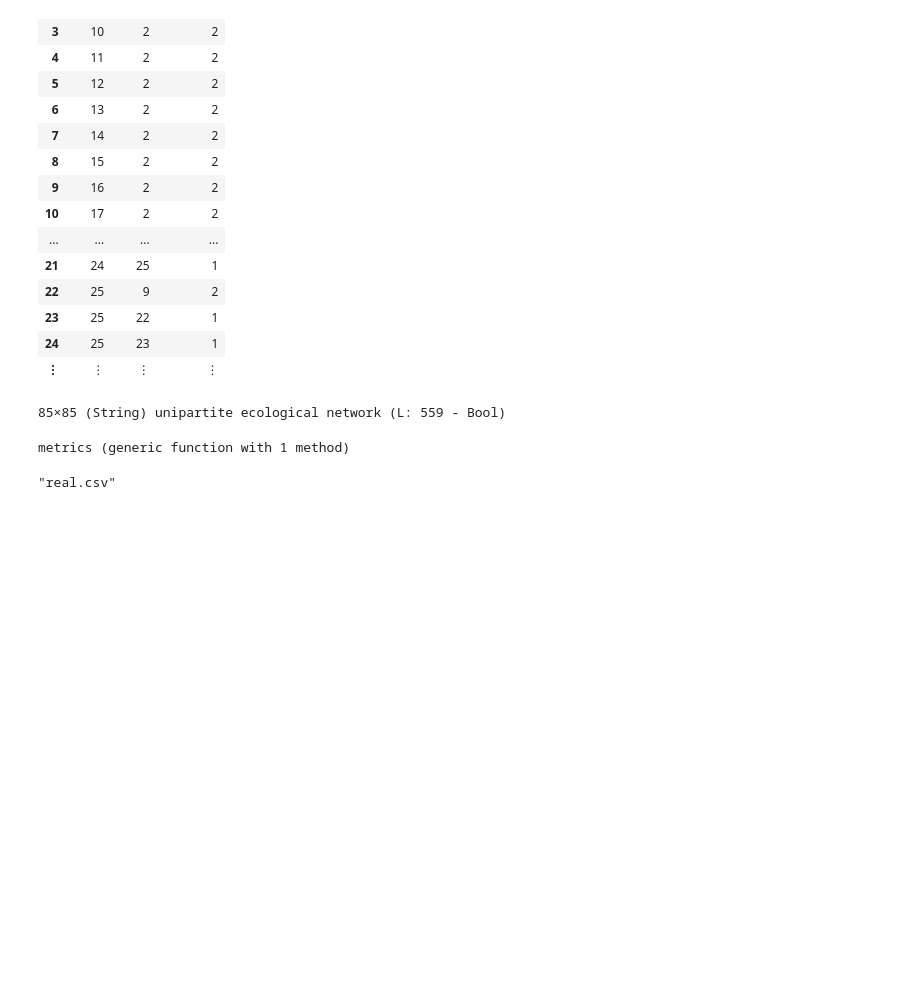
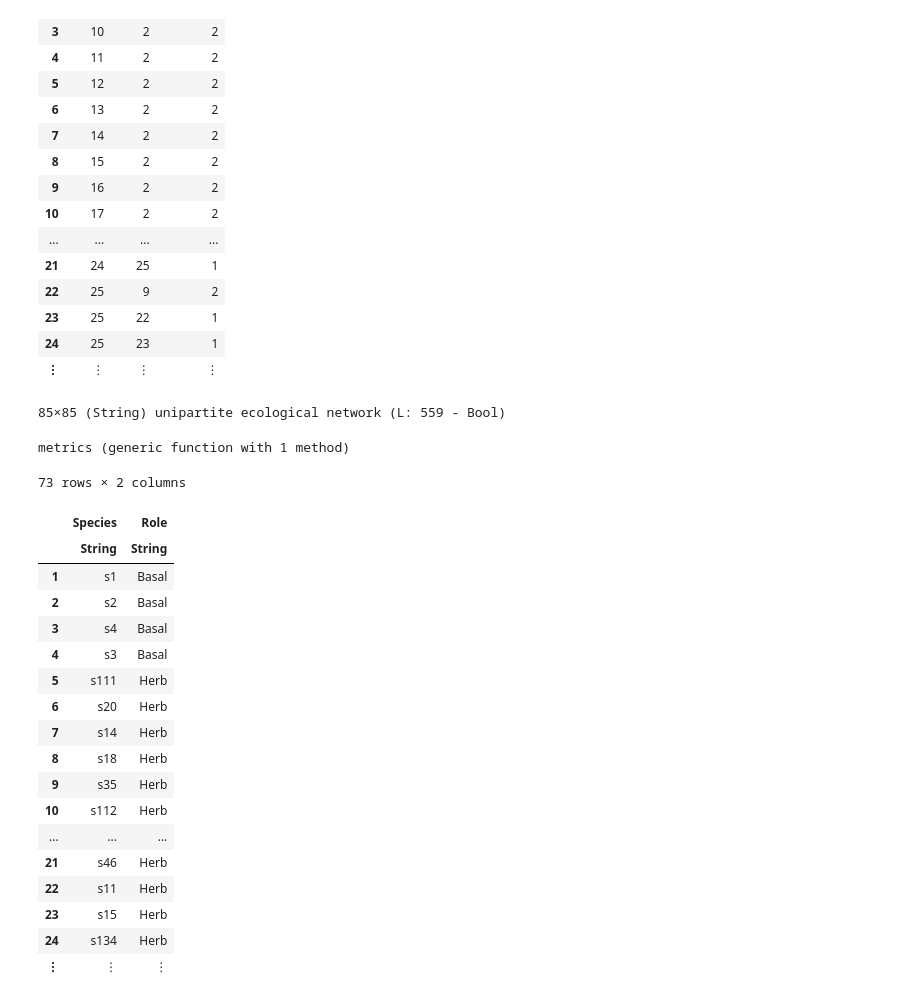
Before and after one commit to FrancisBanville/paleo-foodwebs, a Jupyter notebook: code/permutation_analysis/create_uncertain_networks.ipynb, the cells around one changed output. Cells and saved outputs as stored; diff of their text form; code cells hidden in the pictures; blank space fills up the shorter version.

```diff
--- a/code/permutation_analysis/create_uncertain_networks.ipynb
+++ b/code/permutation_analysis/create_uncertain_networks.ipynb
@@ -332,15 +333,71 @@ real_datas = [fez_net, burg_net, cheng_net]
 for i in 1:length(real_datas)
     empty_df_real = metrics(real_datas[i], empty_df_real)
 end
-
+#=
 cd("code\\permutation_analysis") do
     CSV.write("real.csv", empty_df_real)
 end
+=#
-# %% [output]
-"real.csv"
 # %%
 # Save network metrics (figures will be made in R)
 cd("code\\permutation_analysis") do
     CSV.write("uncertain.csv", uncertain_df)
     CSV.write("random.csv", random_df)
 end
+# %%
+function assign_roles(network)
+    # simplify networks by removing isolated species
+    network = simplify(network)
+
+    # Most assemblages don't have issues with top species, so leave out for now.
+    #=
+    #get "top" species (without consumers)
+    kin = degree(network, dims=2)
+    tops = filter(((k,v),) -> v == 0, kin)
+
+    # get data frame started
+    trophic_roles = DataFrame(Species = collect(keys(tops)), Role = "Top")
+    =#
+
+    # get basal species (without resource species) and add to df
+    kout = degree(network, dims = 1)
+    bas = filter(((k,v),) -> v == 0, kout)
+
+    trophic_roles = DataFrame(Species = collect(keys(bas)), Role = "Basal")
+
+    # Get herbivores & add to df
+    other_Roles = trophic_level(network)
+    Herb = filter(((k,v),) -> v == 2, other_Roles)
+
+    append!(trophic_roles, DataFrame(Species = collect(keys(Herb)), Role = "Herb"))
+
+    # Get omnivores & add to df
+    omn_vals = omnivory(network)
+    Omn = filter(((k,v),) -> v > 0, omn_vals)
+
+    append!(trophic_roles, DataFrame(Species = collect(keys(Omn)), Role = "Omn"))
+end
+
+fez_roles = assign_roles(fez_net)
+burg_roles = assign_roles(burg_net)
+cheng_roles = assign_roles(cheng_net)
+# %% [output]
+73 rows × 2 columns
+|  | Species | Role |
+|  | String | String |
+| 1 | s1 | Basal |
+| 2 | s2 | Basal |
+| 3 | s4 | Basal |
+| 4 | s3 | Basal |
+| 5 | s111 | Herb |
+| 6 | s20 | Herb |
+| 7 | s14 | Herb |
+| 8 | s18 | Herb |
+| 9 | s35 | Herb |
+| 10 | s112 | Herb |
+| ... | ... | ... |
+| 21 | s46 | Herb |
+| 22 | s11 | Herb |
+| 23 | s15 | Herb |
+| 24 | s134 | Herb |
+| ⋮ | ⋮ | ⋮ |
```
Also changed, not shown: parts of 8 cells of this notebook, 11 other files.
